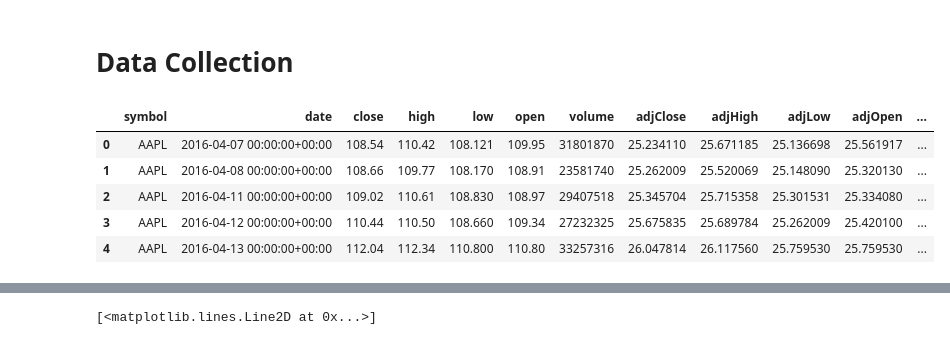
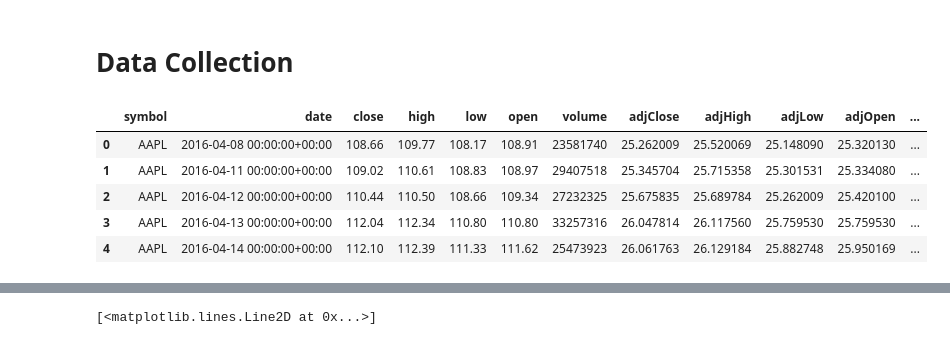
Before and after one commit to bakhtiarmuhib/Natural-Language-project, a Jupyter notebook: stock price prediction.ipynb, the cells around one changed output, grey strips where cells are left out. Saved outputs shown, nothing was run; the diff lists cells and outputs as text; code cells hidden in the pictures.

```diff
--- a/stock price prediction.ipynb
+++ b/stock price prediction.ipynb
@@ -11,18 +11,18 @@ from sklearn.model_selection import train_test_split
 # %% [markdown]
 # Data Collection
 # %%
-#key="93f5e1b69f385b968e79168869023d3f2b7ac184"
+key="93f5e1b69f385b968e79168869023d3f2b7ac184"
 #df = pdr.get_data_tiingo('AAPL', api_key=key)
 #df.to_csv('AAPL.csv')
 df=pd.read_csv('AAPL.csv')
 df.head()
 # %% [output]
 |  | symbol | date | close | high | low | open | volume | adjClose | adjHigh | adjLow | adjOpen | ... |
-| 0 | AAPL | 2016-04-07 00:00:00+00:00 | 108.54 | 110.42 | 108.121 | 109.95 | 31801870 | 25.234110 | 25.671185 | 25.136698 | 25.561917 | ... |
-| 1 | AAPL | 2016-04-08 00:00:00+00:00 | 108.66 | 109.77 | 108.170 | 108.91 | 23581740 | 25.262009 | 25.520069 | 25.148090 | 25.320130 | ... |
-| 2 | AAPL | 2016-04-11 00:00:00+00:00 | 109.02 | 110.61 | 108.830 | 108.97 | 29407518 | 25.345704 | 25.715358 | 25.301531 | 25.334080 | ... |
-| 3 | AAPL | 2016-04-12 00:00:00+00:00 | 110.44 | 110.50 | 108.660 | 109.34 | 27232325 | 25.675835 | 25.689784 | 25.262009 | 25.420100 | ... |
-| 4 | AAPL | 2016-04-13 00:00:00+00:00 | 112.04 | 112.34 | 110.800 | 110.80 | 33257316 | 26.047814 | 26.117560 | 25.759530 | 25.759530 | ... |
+| 0 | AAPL | 2016-04-08 00:00:00+00:00 | 108.66 | 109.77 | 108.17 | 108.91 | 23581740 | 25.262009 | 25.520069 | 25.148090 | 25.320130 | ... |
+| 1 | AAPL | 2016-04-11 00:00:00+00:00 | 109.02 | 110.61 | 108.83 | 108.97 | 29407518 | 25.345704 | 25.715358 | 25.301531 | 25.334080 | ... |
+| 2 | AAPL | 2016-04-12 00:00:00+00:00 | 110.44 | 110.50 | 108.66 | 109.34 | 27232325 | 25.675835 | 25.689784 | 25.262009 | 25.420100 | ... |
+| 3 | AAPL | 2016-04-13 00:00:00+00:00 | 112.04 | 112.34 | 110.80 | 110.80 | 33257316 | 26.047814 | 26.117560 | 25.759530 | 25.759530 | ... |
+| 4 | AAPL | 2016-04-14 00:00:00+00:00 | 112.10 | 112.39 | 111.33 | 111.62 | 25473923 | 26.061763 | 26.129184 | 25.882748 | 25.950169 | ... |
 # %%
 df.tail()
 # %% [output]
```
Also changed, not shown: parts of 22 cells of this notebook, 1 other file.
